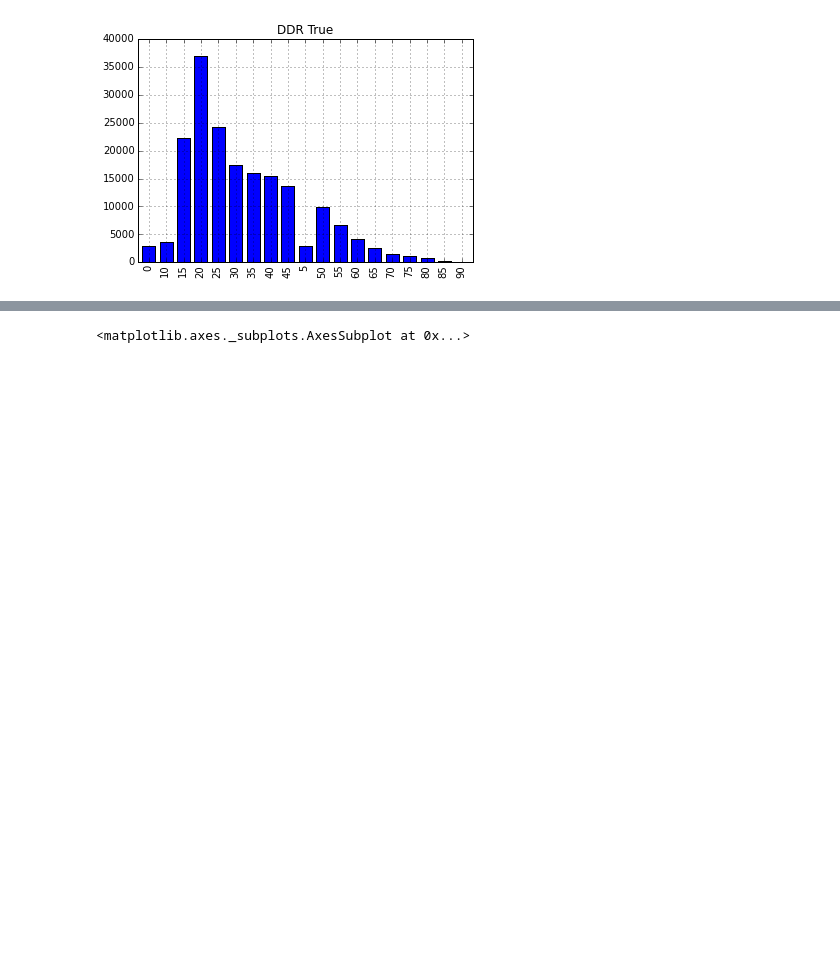
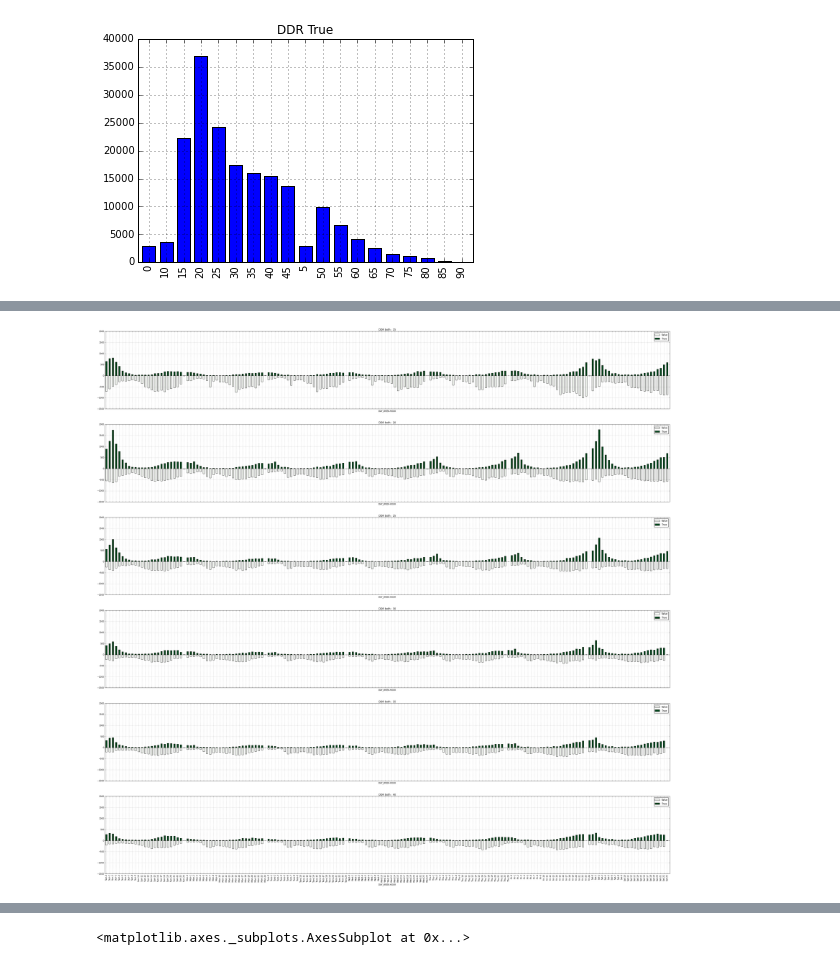
Before and after one commit to andersct/MDST-FARS-Presentation, a Jupyter notebook: data/Data Vis - Person Table.ipynb, the cells around one changed output, grey strips where cells are left out. Cells and saved outputs as stored; diff of their text form; code cells hidden in the pictures; blank space fills up the shorter version.

```diff
--- a/data/Data Vis - Person Table.ipynb
+++ b/data/Data Vis - Person Table.ipynb
@@ -113,0 +125,26 @@ plt.show()
+# %%
+# what times of the day are different aged drivers crashing?
+# now plot the DDR/no groups about the y-axis
+
+interesting_charts = slice(3, 9)
+n_charts = len(age_fives_labels[interesting_charts])
+fig, axs = plt.subplots(n_charts, 1, sharex=True, sharey=True)
+
+for i, age_group in enumerate(age_fives_labels[interesting_charts]):
+
+    # unstack and make the mirror
+    test0 = acc_per_df[(acc_per_df.AGE_GROUP == age_group)].groupby(['DAY_WEEK-HOUR', 'DRUNK_DR'])['DAY_WEEK-HOUR'].count().unstack('DRUNK_DR')
+    # this should be 'False'.. couldn't select it normally though
+    # test0.columns[0] <- check that = 'False'
+    test0[test0.columns[0]] = -1*test0[test0.columns[0]]
+    test0.ix[:,0]
+
+    # plot
+    fig.set_size_inches(50,n_charts*8)
+    ax0 = test0.plot(kind='bar', ax=axs[i],title='DDR both Accident Counts : ' + age_group,
+                     stacked=True, colormap='Greens')
+    ax0.set_xticklabels(day_week_hr_labels)
+    ax0.legend(loc='upper right')
+plt.show()
+# %% [output]
+[figure, added]
```
Also changed, not shown: parts of 7 cells of this notebook, 1 other file.
